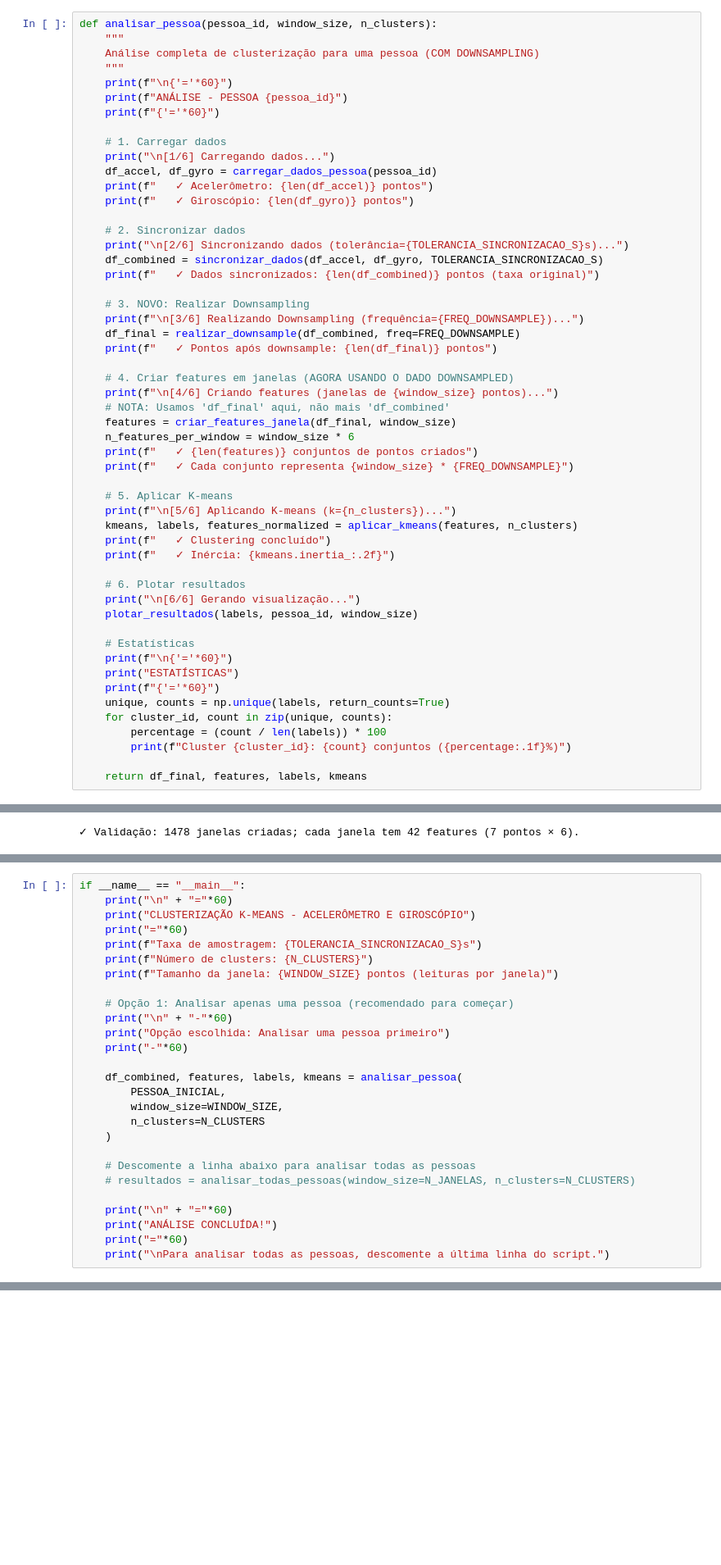
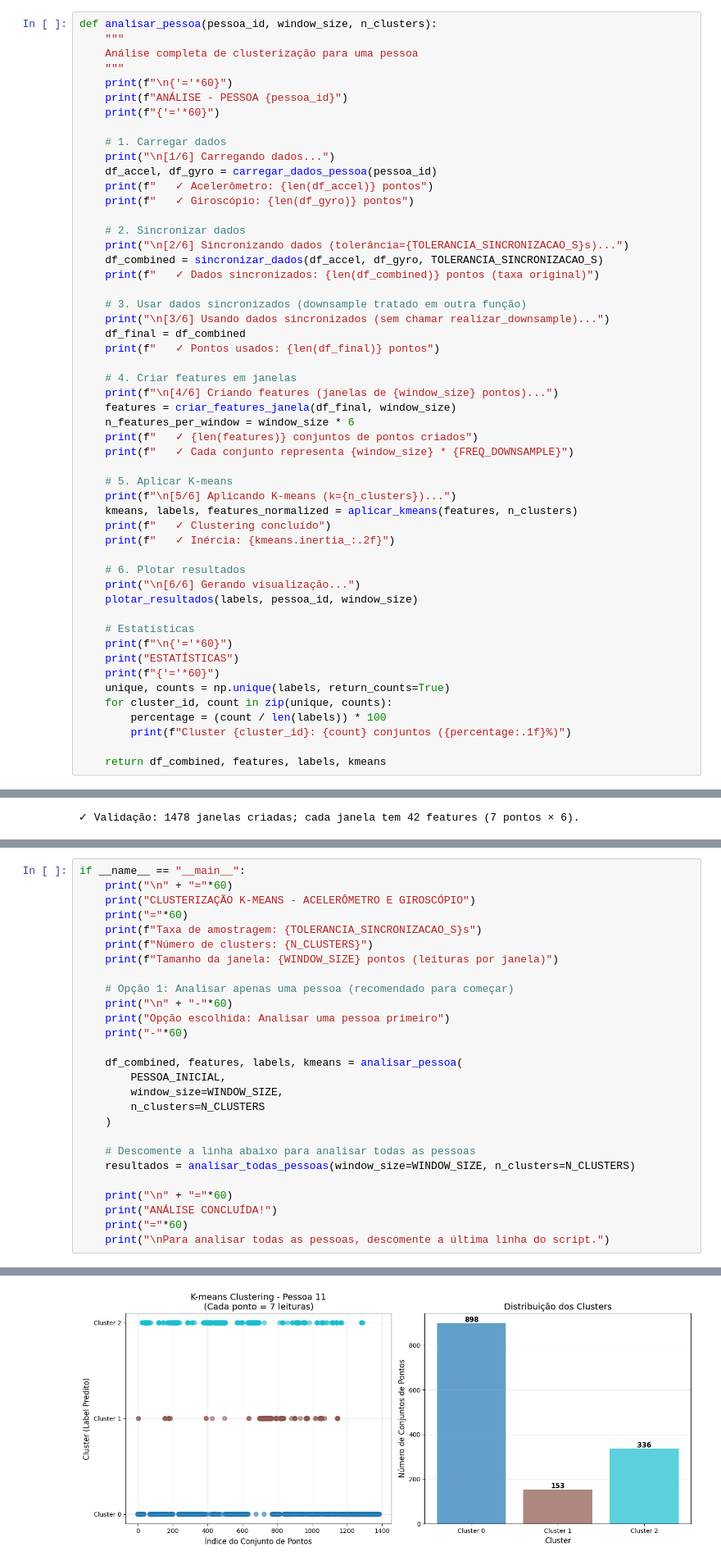
Before and after one commit to 1gabrielv/Clustering, a Jupyter notebook: kmeans_celula.ipynb, the cells around one changed output, grey strips where cells are left out. Shown at 82% size. Drawn from its saved outputs; the diff is of its cells as text; blank space fills up the shorter version.

```diff
--- a/kmeans_celula.ipynb
+++ b/kmeans_celula.ipynb
@@ -244,7 +243,7 @@ def plotar_resultados(labels, pessoa_id, window_size):
 # %%
 def analisar_pessoa(pessoa_id, window_size, n_clusters):
     """
-    Análise completa de clusterização para uma pessoa (COM DOWNSAMPLING)
+    Análise completa de clusterização para uma pessoa
     """
     print(f"\n{'='*60}")
     print(f"ANÁLISE - PESSOA {pessoa_id}")
@@ -261,14 +260,13 @@ def analisar_pessoa(pessoa_id, window_size, n_clusters):
     df_combined = sincronizar_dados(df_accel, df_gyro, TOLERANCIA_SINCRONIZACAO_S)
     print(f"   ✓ Dados sincronizados: {len(df_combined)} pontos (taxa original)")
 
-    # 3. NOVO: Realizar Downsampling
-    print(f"\n[3/6] Realizando Downsampling (frequência={FREQ_DOWNSAMPLE})...")
-    df_final = realizar_downsample(df_combined, freq=FREQ_DOWNSAMPLE)
-    print(f"   ✓ Pontos após downsample: {len(df_final)} pontos")
+    # 3. Usar dados sincronizados (downsample tratado em outra função)
+    print("\n[3/6] Usando dados sincronizados (sem chamar realizar_downsample)...")
+    df_final = df_combined
+    print(f"   ✓ Pontos usados: {len(df_final)} pontos")
 
-    # 4. Criar features em janelas (AGORA USANDO O DADO DOWNSAMPLED)
+    # 4. Criar features em janelas
     print(f"\n[4/6] Criando features (janelas de {window_size} pontos)...")
-    # NOTA: Usamos 'df_final' aqui, não mais 'df_combined'
     features = criar_features_janela(df_final, window_size)
     n_features_per_window = window_size * 6
     print(f"   ✓ {len(features)} conjuntos de pontos criados")
@@ -293,7 +291,7 @@ def analisar_pessoa(pessoa_id, window_size, n_clusters):
         percentage = (count / len(labels)) * 100
         print(f"Cluster {cluster_id}: {count} conjuntos ({percentage:.1f}%)")
 
-    return df_final, features, labels, kmeans
+    return df_combined, features, labels, kmeans
 # %%
 # Validação rápida: verifica que a criação de features respeita WINDOW_SIZE
 # Executar após definir/rodar analisar_pessoa para validar comportamento
@@ -381,7 +379,7 @@ if __name__ == "__main__":
     )
 
     # Descomente a linha abaixo para analisar todas as pessoas
-    # resultados = analisar_todas_pessoas(window_size=N_JANELAS, n_clusters=N_CLUSTERS)
+    resultados = analisar_todas_pessoas(window_size=WINDOW_SIZE, n_clusters=N_CLUSTERS)
 
     print("\n" + "="*60)
     print("ANÁLISE CONCLUÍDA!")
@@ -422,0 +424 @@ Para analisar todas as pessoas, descomente a última linha do script.
+[figure, added]
```
Also changed, not shown: parts of 3 cells of this notebook, 25 other files.
